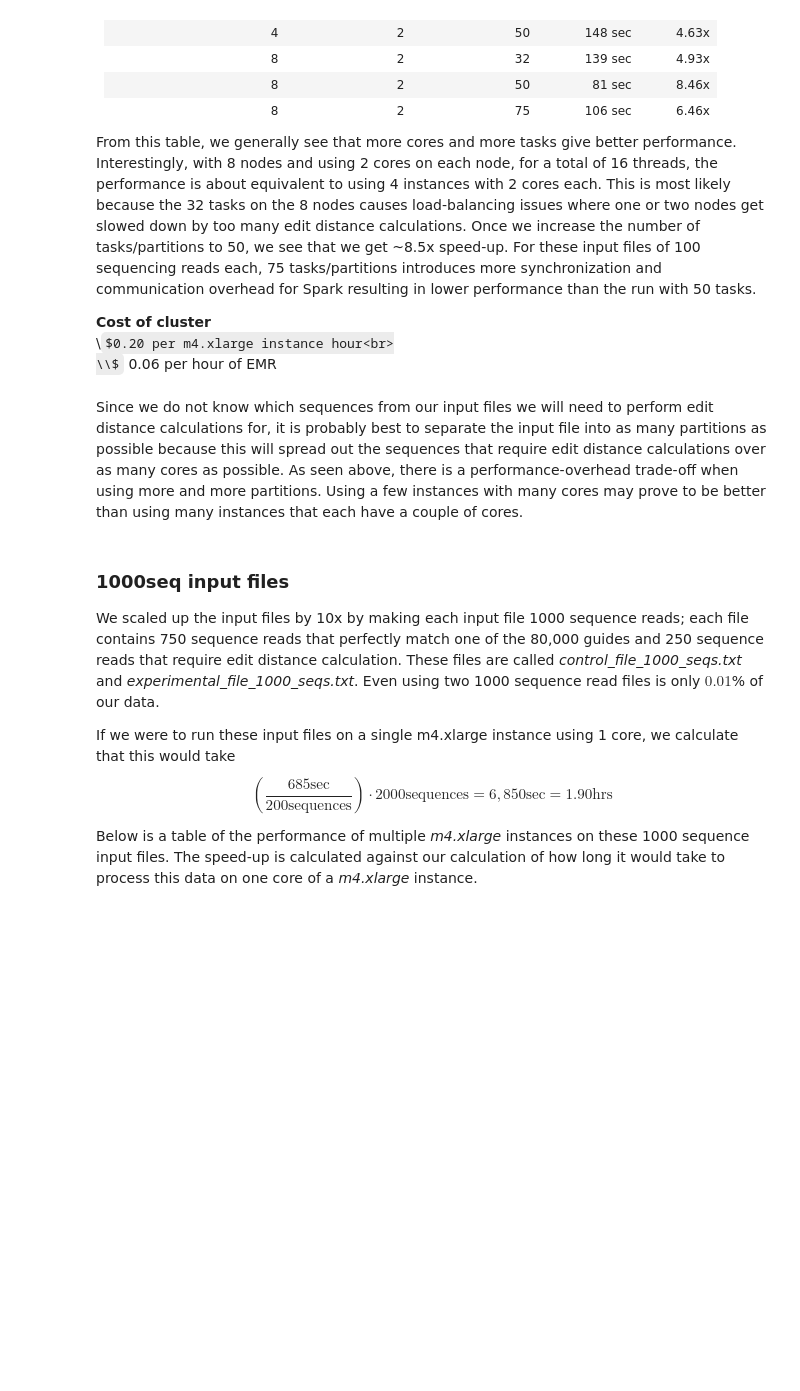
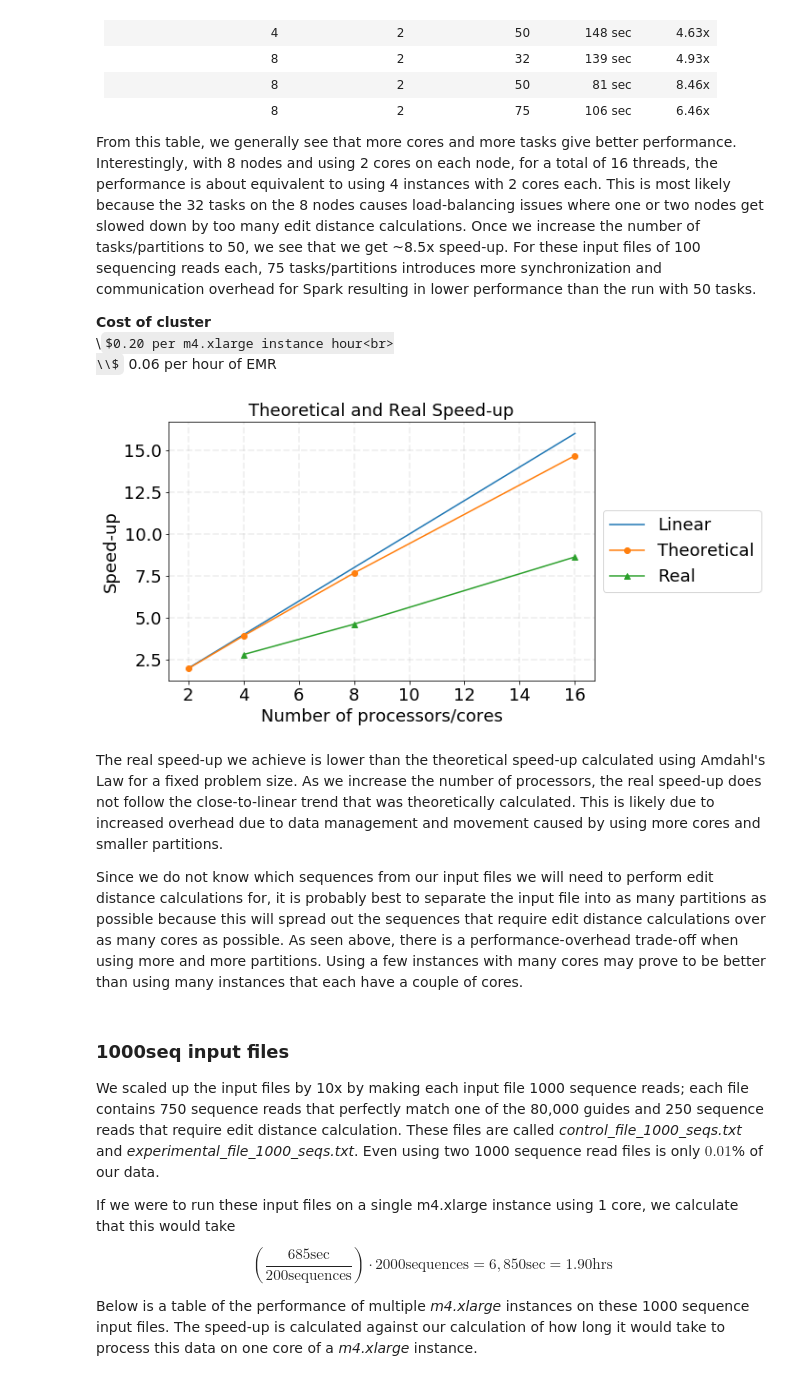
Before and after one commit to The-Algorithmic-Hedgehogs/pacs, a Jupyter notebook: spark_code/spark_code_development_log.ipynb, the cells around one changed output. Saved outputs shown, nothing was run; the diff lists cells and outputs as text; code cells hidden in the pictures; some formulas as TeX source; blank space fills up the shorter version.

Commit message:
made a speed-up graph for the spark code

```diff
--- a/spark_code/spark_code_development_log.ipynb
+++ b/spark_code/spark_code_development_log.ipynb
@@ -69,7 +69,48 @@ From this table, we generally see that more cores and more tasks give better per
 **Cost of cluster**<br>
 \\$0.20 per m4.xlarge instance hour<br>
 \\$0.06 per hour of EMR
+# %%
+import numpy as np
+import matplotlib.pyplot as plt
+%matplotlib inline
+
+# make graph of speed up compared to theoretical speed up
+nprocessors = [2, 4, 8, 16];
+strong_scaling_perf = [1.98,3.93, 7.68, 14.68]; #theoretical values for strong scaling for fixed problem size
+
+real_nprocessors = [4,8,16];
+real_scaling = [2.82, 4.63, 8.64];
+
+# make the figure
+fig = plt.figure(figsize = (8,5));
+ax = plt.subplot(1,1,1);
+f_size = 18; # font size
+
+# adjust size of tickmarks in axes
+ax.tick_params(labelsize = f_size)
+
+# adjust size of axis label
+ax.set_xlabel('Number of processors/cores', fontsize = f_size)
+ax.set_ylabel('Speed-up', fontsize = f_size)
+
+# set figure title label
+ax.set_title("Theoretical and Real Speed-up", fontsize = f_size)
+
+# set up grid with this
+ax.grid(True, lw=1.75, ls='--', alpha=0.2)
+
+# make actual plot
+ax.plot([2,4,8,16], [2,4,8,16], '-', label='Linear')
+ax.plot(nprocessors, strong_scaling_perf, "-o", label="Theoretical");
+ax.plot(real_nprocessors, real_scaling,"-^", label="Real");
+ax.legend(loc='center left', bbox_to_anchor=(1, 0.5), fontsize = f_size);
+
+plt.show();
+# %% [output]
+[figure, added]
 # %% [markdown]
+The real speed-up we achieve is lower than the theoretical speed-up calculated using Amdahl's Law for a fixed problem size. As we increase the number of processors, the real speed-up does not follow the close-to-linear trend that was theoretically calculated. This is likely due to increased overhead due to data management and movement caused by using more cores and smaller partitions.
+
 Since we do not know which sequences from our input files we will need to perform edit distance calculations for, it is probably best to separate the input file into as many partitions as possible because this will spread out the sequences that require edit distance calculations over as many cores as possible. As seen above, there is a performance-overhead trade-off when using more and more partitions. Using a few instances with many cores may prove to be better than using many instances that each have a couple of cores.
 # %% [markdown]
 ### 1000seq input files
```
